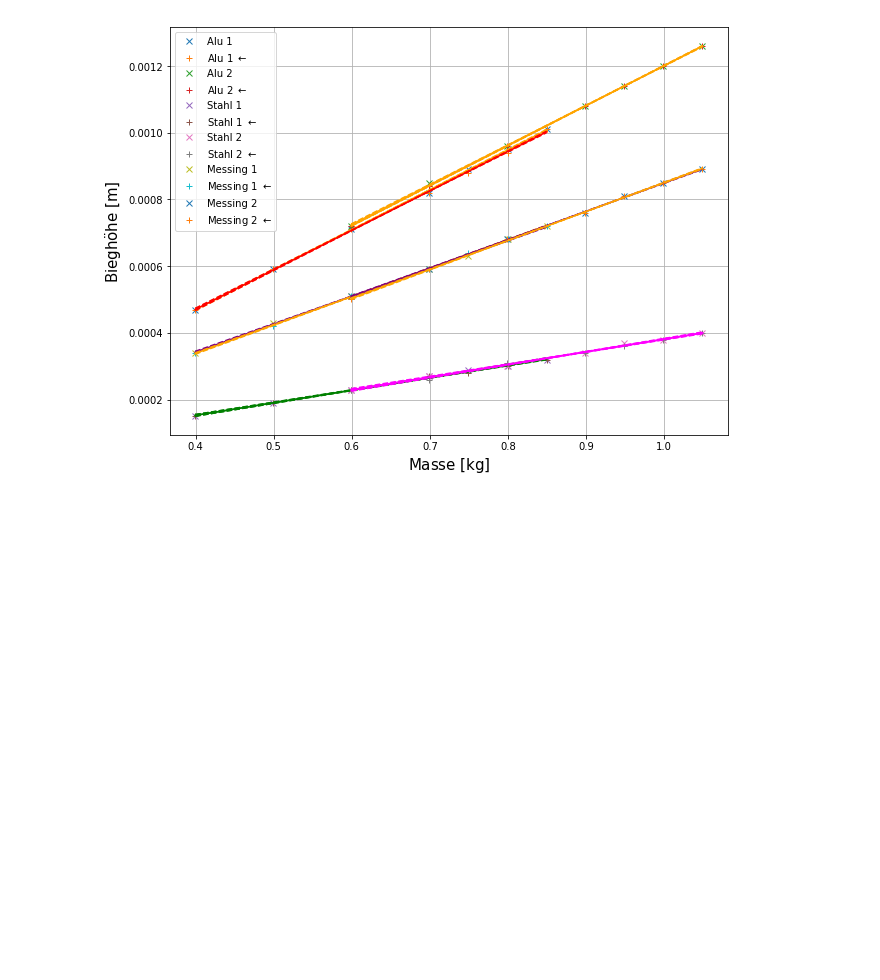
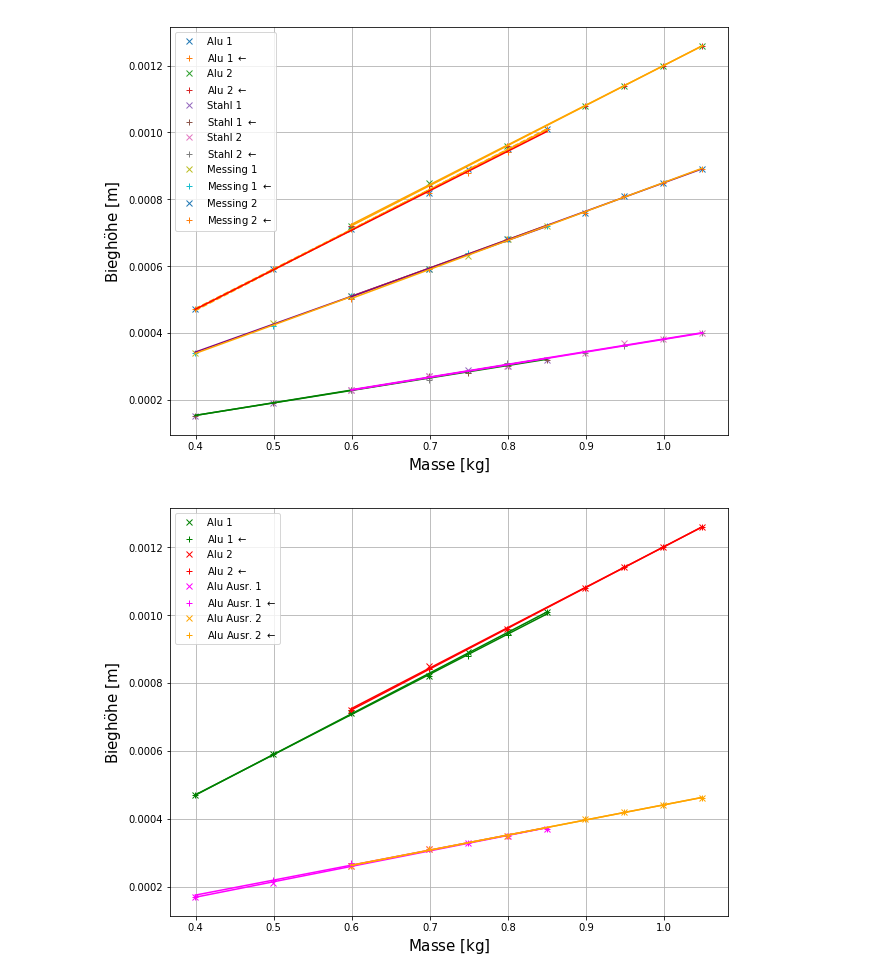
Before and after one commit to BigThonkers/APAP1, a Jupyter notebook: 8_6/Python_8_6.ipynb, the cells around one changed output. Saved outputs shown, nothing was run; the diff lists cells and outputs as text; code cells hidden in the pictures; blank space fills up the shorter version.

```diff
--- a/8_6/Python_8_6.ipynb
+++ b/8_6/Python_8_6.ipynb
@@ -176,7 +187,7 @@ dfit2=(a-c)*(xfit)+(b+d)
 plt.plot(xfit,dfit1,'--',color='orange')
 plt.plot(xfit,dfit2,'--',color='orange')
 
-def linreg(xfit,xarr,yarr,markeraus='-',markergrenz='--',color='orange',labelaus='Lineare Regression',labelgrenz=None,unumpy=False,first=0,last=-1,xnum=100,xfitrestrictl=None,xfitrestrictr=None,yfitrestrictl=None,yfitrestrictr=None):
+def linreg(xfit,xarr,yarr,markeraus='-',grenz=0,markergrenz='--',color='orange',labelaus='Lineare Regression',labelgrenz=None,unumpy=False,first=0,last=-1,xnum=100,xfitrestrictl=None,xfitrestrictr=None,yfitrestrictl=None,yfitrestrictr=None):
     import numpy as np
     import matplotlib.pyplot as plt
     if unumpy == True:
@@ -193,8 +204,9 @@ def linreg(xfit,xarr,yarr,markeraus='-',markergrenz='--',color='orange',labelaus
     dfit1=(a+c)*(xfit)+(b-d)
     dfit2=(a-c)*(xfit)+(b+d)
     plt.plot(xfit,fit,markeraus,color=color,label=labelaus)
-    plt.plot(xfit,dfit1,markergrenz,color=color,label=labelgrenz)
-    plt.plot(xfit,dfit2,markergrenz,color=color,label=labelgrenz)
+    if grenz==1:
+        plt.plot(xfit,dfit1,markergrenz,color=color,label=labelgrenz)
+        plt.plot(xfit,dfit2,markergrenz,color=color,label=labelgrenz)
     return
 
 linreg(xfit,xuarr2,yuarr6,color='red',labelaus=None,unumpy=True)
@@ -220,3 +232,34 @@ plt.grid()
 plt.show()
 # %% [output]
 [figure]
+# %%
+yuarra1=unp.uarray(al_a.Bieghoehe_1/1000,ud)
+yuarra2=unp.uarray(al_a.Rueckwaerts_1/1000,ud)
+yuarra3=unp.uarray(al_a.Bieghoehe_2/1000,ud)
+yuarra4=unp.uarray(al_a.Rueckwaerts_2/1000,ud)
+# %%
+plt.plot(unp.nominal_values(xuarr2),unp.nominal_values(yuarr5),'x',label='Alu 1',color='green')
+plt.plot(unp.nominal_values(xuarr2),unp.nominal_values(yuarr6),'+',label=r'Alu 1 $\leftarrow$',color='green')
+plt.plot(unp.nominal_values(xuarr3),unp.nominal_values(yuarr7),'x',label='Alu 2',color='red')
+plt.plot(unp.nominal_values(xuarr3),unp.nominal_values(yuarr8),'+',label=r'Alu 2 $\leftarrow$',color='red')
+plt.plot(unp.nominal_values(xuarr2),unp.nominal_values(yuarra1),'x',label='Alu Ausr. 1',color='magenta')
+plt.plot(unp.nominal_values(xuarr2),unp.nominal_values(yuarra2),'+',label=r'Alu Ausr. 1 $\leftarrow$',color='magenta')
+plt.plot(unp.nominal_values(xuarr3),unp.nominal_values(yuarra3),'x',label='Alu Ausr. 2',color='orange')
+plt.plot(unp.nominal_values(xuarr3),unp.nominal_values(yuarra4),'+',label=r'Alu Ausr. 2 $\leftarrow$',color='orange')
+
+linreg(xfit,xuarr2,yuarr5,color='green',labelaus=None,unumpy=True)
+linreg(xfit,xuarr2,yuarr6,color='green',labelaus=None,unumpy=True)
+linreg(xfit,xuarr3,yuarr7,labelaus=None,color='red',unumpy=True)
+linreg(xfit,xuarr3,yuarr8,labelaus=None,unumpy=True,color='red')
+linreg(xfit,xuarr2,yuarra1,color='magenta',labelaus=None,unumpy=True)
+linreg(xfit,xuarr2,yuarra2,color='magenta',labelaus=None,unumpy=True)
+linreg(xfit,xuarr3,yuarra3,labelaus=None,color='orange',unumpy=True)
+linreg(xfit,xuarr3,yuarra4,labelaus=None,unumpy=True,color='orange')
+
+plt.legend()
+plt.xlabel(r'$\mathrm{Masse}\ [\mathrm{kg}]$',size='15')
+plt.ylabel(r'$\mathrm{Biegh\"ohe}\ [\mathrm{m}]$',size='15')
+plt.grid()
+plt.show()
+# %% [output]
+[figure, added]
```
Also changed, not shown: parts of 5 cells of this notebook, 4 other files.
